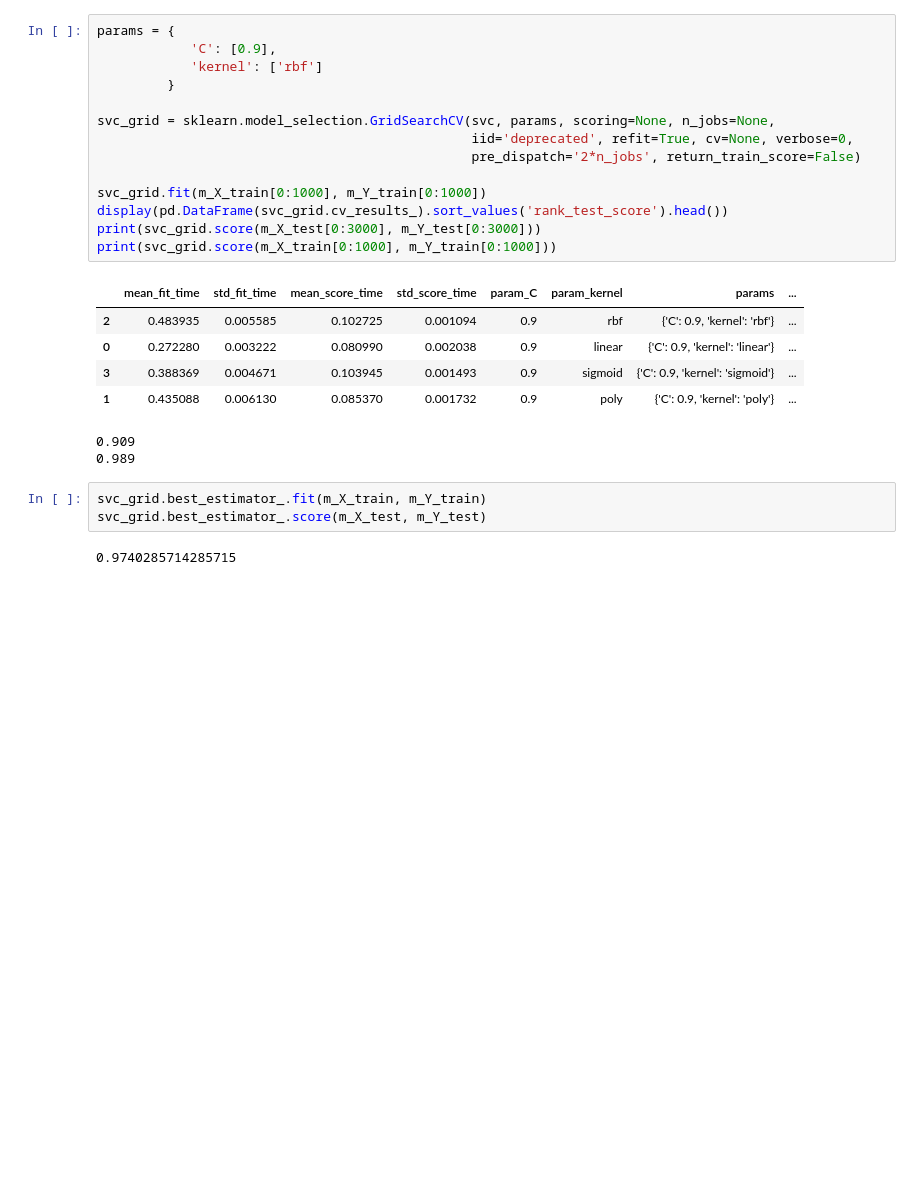
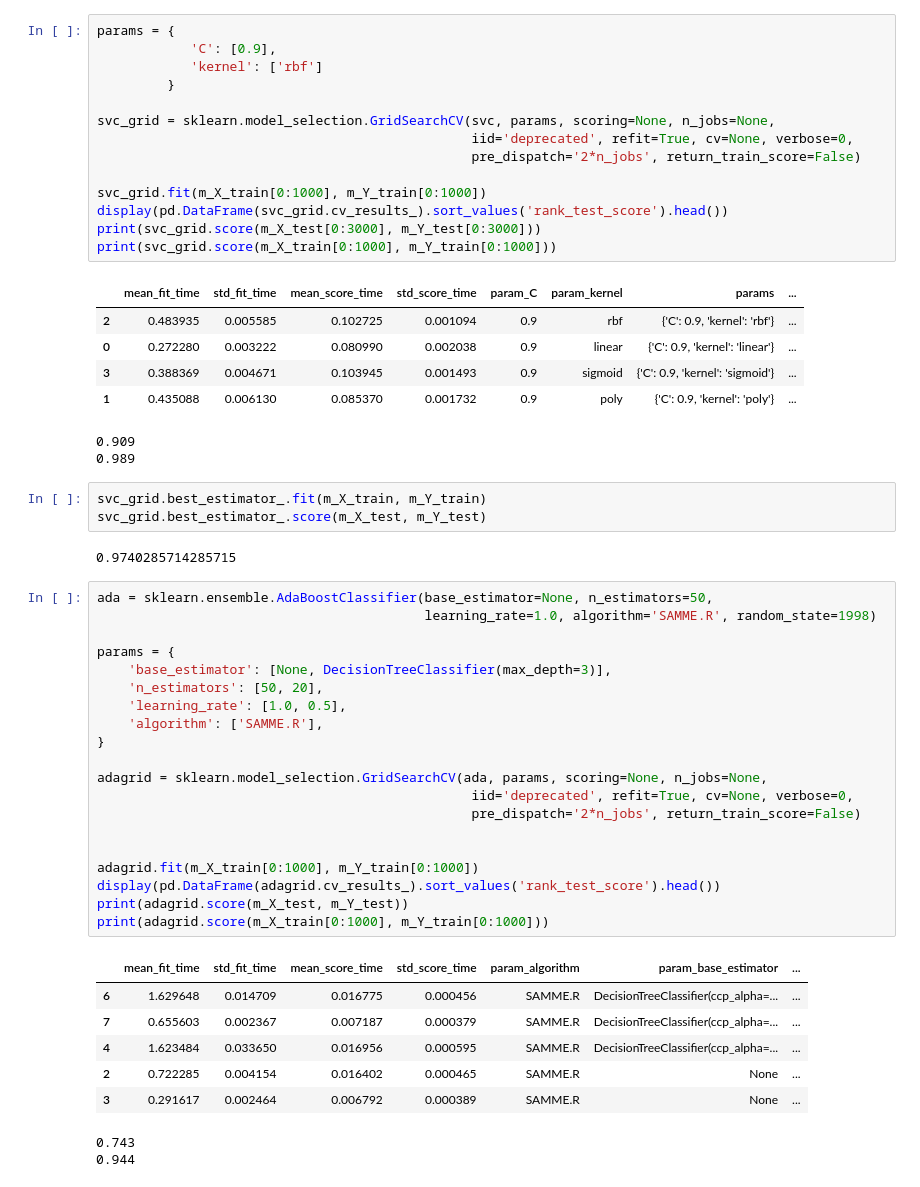
Before and after one commit to Varumithu/python-notebooks-ml, a Jupyter notebook: Task 3 MISHA/january_digits_stuff.ipynb, the cells around one changed output. Cells and saved outputs as stored; diff of their text form; blank space fills up the shorter version.

```diff
--- a/Task 3 MISHA/january_digits_stuff.ipynb
+++ b/Task 3 MISHA/january_digits_stuff.ipynb
@@ -490,3 +490,32 @@ svc_grid.best_estimator_.fit(m_X_train, m_Y_train)
 svc_grid.best_estimator_.score(m_X_test, m_Y_test)
 # %% [output]
 0.9740285714285715
+# %%
+ada = sklearn.ensemble.AdaBoostClassifier(base_estimator=None, n_estimators=50,
+                                          learning_rate=1.0, algorithm='SAMME.R', random_state=1998)
+
+params = {
+    'base_estimator': [None, DecisionTreeClassifier(max_depth=3)],
+    'n_estimators': [50, 20],
+    'learning_rate': [1.0, 0.5],
+    'algorithm': ['SAMME.R'],
+}
+
+adagrid = sklearn.model_selection.GridSearchCV(ada, params, scoring=None, n_jobs=None,
+                                                iid='deprecated', refit=True, cv=None, verbose=0,
+                                                pre_dispatch='2*n_jobs', return_train_score=False)
+
+
+adagrid.fit(m_X_train[0:1000], m_Y_train[0:1000])
+display(pd.DataFrame(adagrid.cv_results_).sort_values('rank_test_score').head())
+print(adagrid.score(m_X_test, m_Y_test))
+print(adagrid.score(m_X_train[0:1000], m_Y_train[0:1000]))
+# %% [output]
+|  | mean_fit_time | std_fit_time | mean_score_time | std_score_time | param_algorithm | param_base_estimator | ... |
+| 6 | 1.629648 | 0.014709 | 0.016775 | 0.000456 | SAMME.R | DecisionTreeClassifier(ccp_alpha=... | ... |
+| 7 | 0.655603 | 0.002367 | 0.007187 | 0.000379 | SAMME.R | DecisionTreeClassifier(ccp_alpha=... | ... |
+| 4 | 1.623484 | 0.033650 | 0.016956 | 0.000595 | SAMME.R | DecisionTreeClassifier(ccp_alpha=... | ... |
+| 2 | 0.722285 | 0.004154 | 0.016402 | 0.000465 | SAMME.R | None | ... |
+| 3 | 0.291617 | 0.002464 | 0.006792 | 0.000389 | SAMME.R | None | ... |
+0.743
+0.944
```
Also changed, not shown: parts of 6 cells of this notebook.
